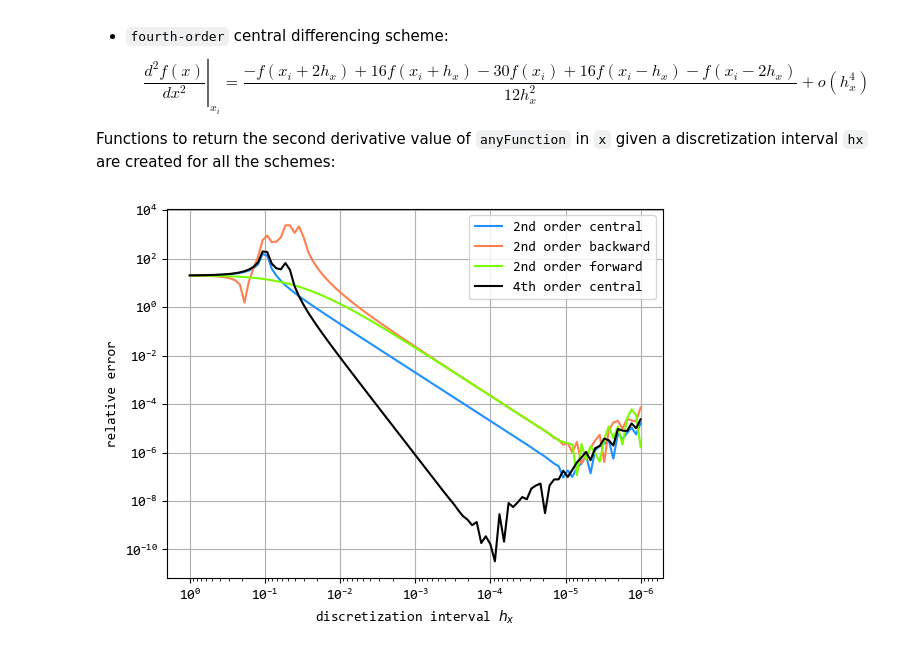
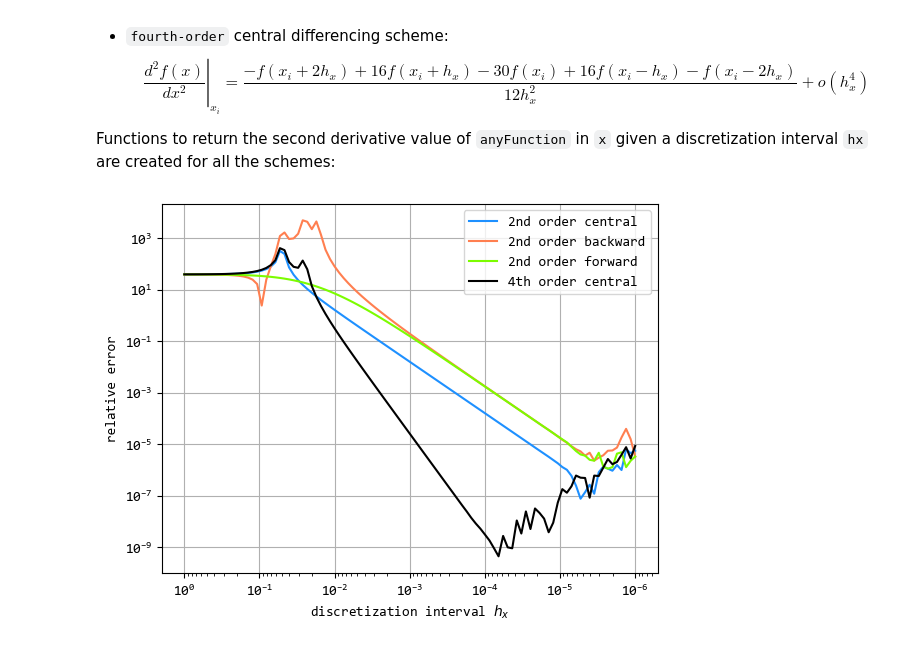
Before and after one commit to eliaferretti/differencing-schemes, a Jupyter notebook: differencing-schemes.ipynb, the cells around one changed output. Cells and saved outputs as stored; diff of their text form; code cells hidden in the pictures.

Commit message:
small change in plots

```diff
--- a/differencing-schemes.ipynb
+++ b/differencing-schemes.ipynb
@@ -82,7 +82,7 @@ plt.rcParams['figure.dpi'] = 100
 plt.rcParams["font.family"] = "Consolas"
 
 # point where derivatives are computed
-x0 = 0.1
+x0 = 0.05
 
 # define a vector of discretization intervals
 N = 100
@@ -181,37 +181,37 @@ plt.rcParams['figure.dpi'] = 100
 plt.rcParams["font.family"] = "Consolas"
 
 # point where derivatives are computed
-x0 = 0.1
+x0 = 0.05
 
 # define a vector of discretization intervals
 N = 100
 hx = np.logspace(0,-6,N)
 
 # pre-Allocate the value of the numberical derivatives
 cdf,bdf2,fdf2,cdf4 = np.zeros(N),np.zeros(N),np.zeros(N),np.zeros(N)
 
 for i in range(0,N):
     # compute numerical derivatives
     cdf[i] = central_2nd_differencing_scheme_secondDerivative(f,x0,hx[i])
     bdf2[i] = backward_2nd_differencing_scheme_secondDerivative(f,x0,hx[i])
     fdf2[i] = forward_2nd_differencing_scheme_secondDerivative(f,x0,hx[i])
     cdf4[i] = central_4th_differencing_scheme_secondDerivative(f,x0,hx[i])
 
 # compute relative errors
 error_cdf =  abs(cdf - f2(x0))/abs(f1(x0))
 error_bdf2 = abs(bdf2 - f2(x0))/abs(f1(x0))
 error_fdf2 = abs(fdf2 - f2(x0))/abs(f1(x0))
 error_cdf4 = abs(cdf4 - f2(x0))/abs(f1(x0))
 
 # plot the errors in a log-log plot
 fig,ax = plt.subplots()
 ax.loglog(hx,error_cdf,label="2nd order central",color="dodgerblue")
 ax.loglog(hx,error_bdf2,label="2nd order backward",color="coral")
 ax.loglog(hx,error_fdf2,label="2nd order forward",color="lawngreen")
 ax.loglog(hx,error_cdf4,label="4th order central",color="black")
 ax.set_xlabel("discretization interval $h_x$")
 ax.set_ylabel("relative error")
 ax.legend(); ax.grid()
 ax.invert_xaxis()
 # %% [output]
-[figure, old version]
+[figure, new version]
```
Also changed, not shown: parts of 1 cell of this notebook.
